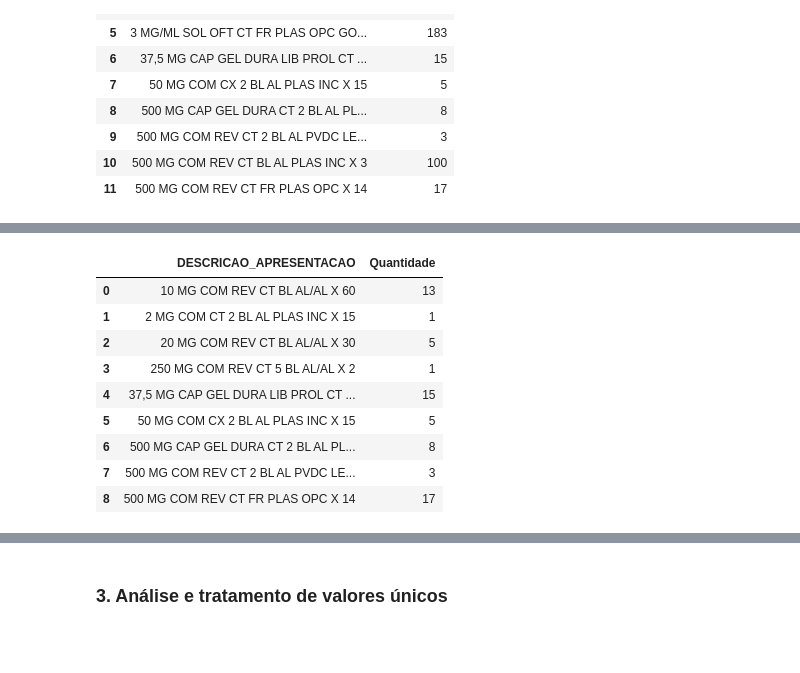
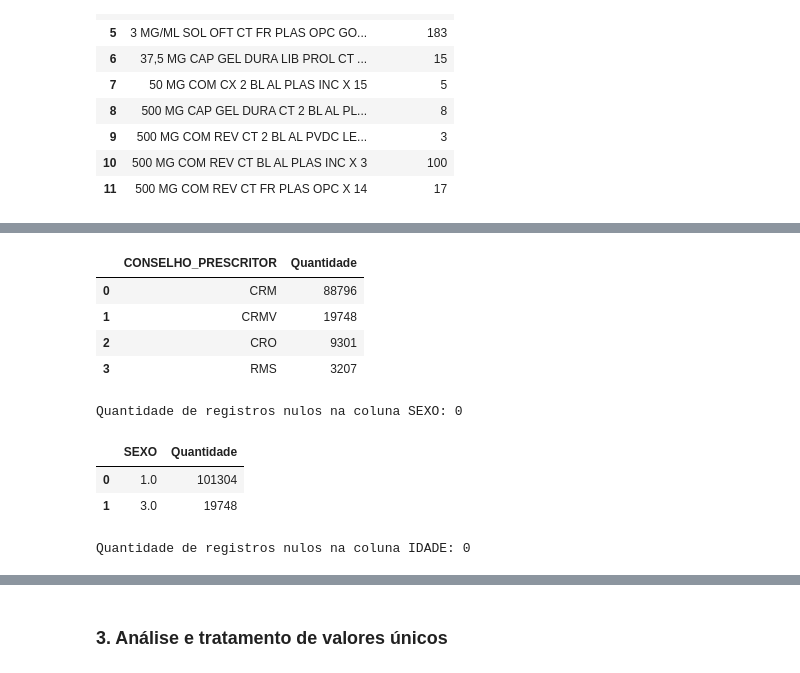
Before and after one commit to emso-exe/Venda_de_medicamentos_controlados_e_antimicrobianos_-_industrializados, a Jupyter notebook: 001_analise_de_vendas.ipynb, the cells around one changed output, grey strips where cells are left out. Cells and saved outputs as stored; diff of their text form; code cells hidden in the pictures; blank space fills up the shorter version.

Commit message:
feat: 2. tratamento dos valores nulos e exclusão de colunas.

```diff
--- a/001_analise_de_vendas.ipynb
+++ b/001_analise_de_vendas.ipynb
@@ -218,8 +218,12 @@ for a in arr:
     try:
         df_t = df[df['DESCRICAO_APRESENTACAO'] == a]
         moda_principio_ativo = df_t['PRINCIPIO_ATIVO'].mode()[0]
-        df.loc[(df['DESCRICAO_APRESENTACAO'] == a) & (
-            df['PRINCIPIO_ATIVO'].isnull()), 'PRINCIPIO_ATIVO'] = moda_principio_ativo
+        df.loc[(df['DESCRICAO_APRESENTACAO'] == a) &
+               (df['PRINCIPIO_ATIVO'].isnull()), 'PRINCIPIO_ATIVO'] = moda_principio_ativo
     except:
-        print(f'Não há PRINCIPIO_ATIVO compatível com DESCRICAO_APRESENTACAO: {a}')
+        continue
+
+df = df.dropna(subset=['PRINCIPIO_ATIVO'])
+qtde_nulos = df['PRINCIPIO_ATIVO'].isnull().sum()
+print(f'\nQuantidade de registros nulos na coluna PRINCIPIO_ATIVO: {qtde_nulos}')
 # %% [output]
@@ -235,16 +231,23 @@ Não há PRINCIPIO_ATIVO compatível com DESCRICAO_APRESENTACAO: 500 MG COM REV
+# %%
+df = df.drop(columns='CID10')
 # %%
-df_nulls = df[df[['PRINCIPIO_ATIVO']].isnull().any(axis=1)]
-df_nulls = fn.exibe_valores_unicos(df_nulls[['DESCRICAO_APRESENTACAO']]).T
-df_nulls = df_nulls.reset_index()
+df_nulls = df[df[['SEXO']].isnull().any(axis=1)]
+df_nulls = df_nulls.groupby(['CONSELHO_PRESCRITOR']).size() \
+    .reset_index(name='Quantidade')
 df_nulls
 # %% [output]
-|  | DESCRICAO_APRESENTACAO | Quantidade |
-| 0 | 10 MG COM REV CT BL AL/AL X 60 | 13 |
-| 1 | 2 MG COM CT 2 BL AL PLAS INC X 15 | 1 |
-| 2 | 20 MG COM REV CT BL AL/AL X 30 | 5 |
-| 3 | 250 MG COM REV CT 5 BL AL/AL X 2 | 1 |
-| 4 | 37,5 MG CAP GEL DURA LIB PROL CT ... | 15 |
-| 5 | 50 MG COM CX 2 BL AL PLAS INC X 15 | 5 |
-| 6 | 500 MG CAP GEL DURA CT 2 BL AL PL... | 8 |
-| 7 | 500 MG COM REV CT 2 BL AL PVDC LE... | 3 |
-| 8 | 500 MG COM REV CT FR PLAS OPC X 14 | 17 |
+|  | CONSELHO_PRESCRITOR | Quantidade |
+| 0 | CRM | 88796 |
+| 1 | CRMV | 19748 |
+| 2 | CRO | 9301 |
+| 3 | RMS | 3207 |
+# %%
+df.loc[(df['CONSELHO_PRESCRITOR'] == 'CRMV') & (df['SEXO'].isnull()), 'SEXO'] = 3
+
+moda_sexo = df['SEXO'].mode()[0]
+df['SEXO'].fillna(moda_sexo, inplace=True)
+
+qtde_nulos = df['SEXO'].isnull().sum()
+print(f'\nQuantidade de registros nulos na coluna SEXO: {qtde_nulos}')
+# %% [output]
+Quantidade de registros nulos na coluna SEXO: 0
@@ -250,0 +256,18 @@ df_nulls
+# %%
+df_nulls = df[df[['IDADE']].isnull().any(axis=1)]
+df_nulls = df_nulls.groupby(['SEXO']).size() \
+    .reset_index(name='Quantidade')
+df_nulls
+# %% [output]
+|  | SEXO | Quantidade |
+| 0 | 1.0 | 101304 |
+| 1 | 3.0 | 19748 |
+# %%
+df.loc[df['SEXO'] == 3, 'IDADE'] = -1
+media_idade = df['IDADE'].median()
+df['IDADE'].fillna(media_idade, inplace=True)
+
+qtde_nulos = df['IDADE'].isnull().sum()
+print(f'\nQuantidade de registros nulos na coluna IDADE: {qtde_nulos}')
+# %% [output]
+Quantidade de registros nulos na coluna IDADE: 0
```
Also changed, not shown: parts of 12 cells of this notebook.
